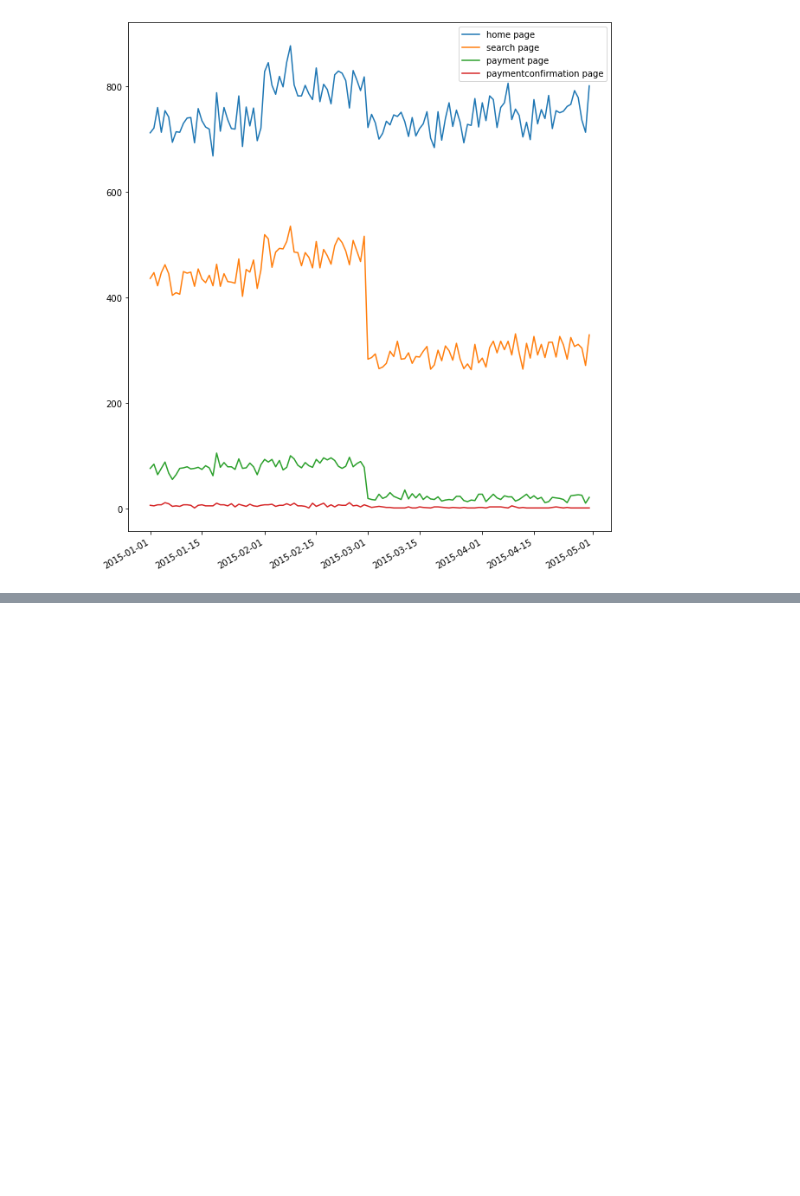
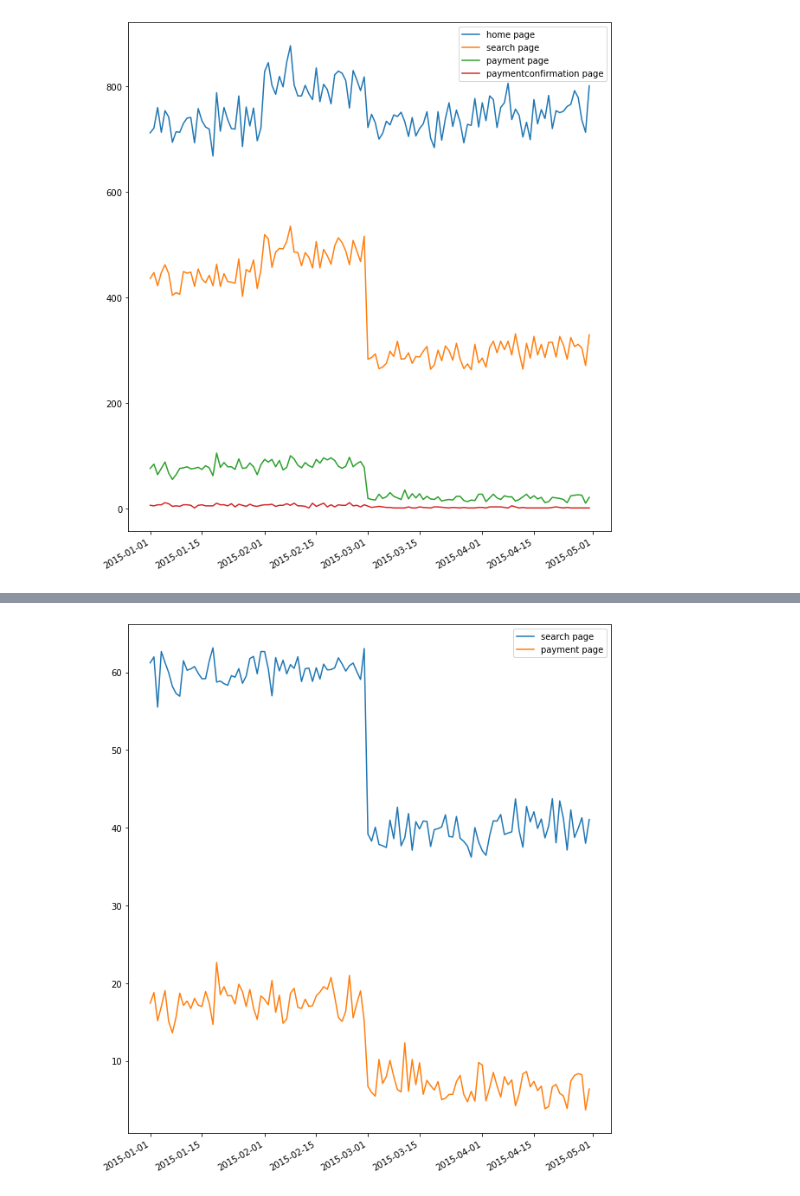
Before and after one commit to priyaljain04/Funnel-Analysis, a Jupyter notebook: FunnelAnalysis1.ipynb, the cells around one changed output, grey strips where cells are left out. Drawn from its saved outputs; the diff is of its cells as text; code cells hidden in the pictures; blank space fills up the shorter version.

```diff
--- a/FunnelAnalysis1.ipynb
+++ b/FunnelAnalysis1.ipynb
@@ -262,2 +280,28 @@ plt.show()
+# %%
+#Conversion  wrt time
+home_time = home_data.groupby('date')['user_id'].nunique().reset_index(name  = 'total_home_time')
+search_time = search_data.groupby('date')['user_id'].nunique().reset_index(name  = 'total_search_time')
+payment_time = payment_data.groupby('date')['user_id'].nunique().reset_index(name  = 'total_pay_time')
+payment_conf_time =  payconf_data.groupby('date')['user_id'].nunique().reset_index(name  = 'total_payconf_time')
+
+
+#to find rate wrt time
+home_rate_time = (home_time['total_home_time']/home_time['total_home_time']) * 100
+search_rate_time = (search_time['total_search_time']/home_time['total_home_time']) * 100
+payment_rate_time = (payment_time['total_pay_time']/search_time['total_search_time']) * 100
+#payment_confrate_time = (payment_conf_time['total_payconf_time']/payment_time['total_pay_time']) * 100
+# %%
+import matplotlib.dates as mdates
+myFmt = mdates.DateFormatter('%Y-%m-%d')
+fig, ax = plt.subplots(figsize = (10,12))
+ax.plot(search_time['date'],search_rate_time, label = 'search page')
+ax.plot(payment_time['date'],payment_rate_time, label = 'payment page')
+#ax.plot(payment_time['date'],payment_confrate_time, label = 'paymentconfirmation page')
+ax.xaxis.set_major_formatter(myFmt)
+fig.autofmt_xdate()
+plt.legend()
+plt.show()
+# %% [output]
+[figure, added]
 # %% [raw]
 KeyPoints-
```
Also changed, not shown: parts of 3 cells of this notebook.
